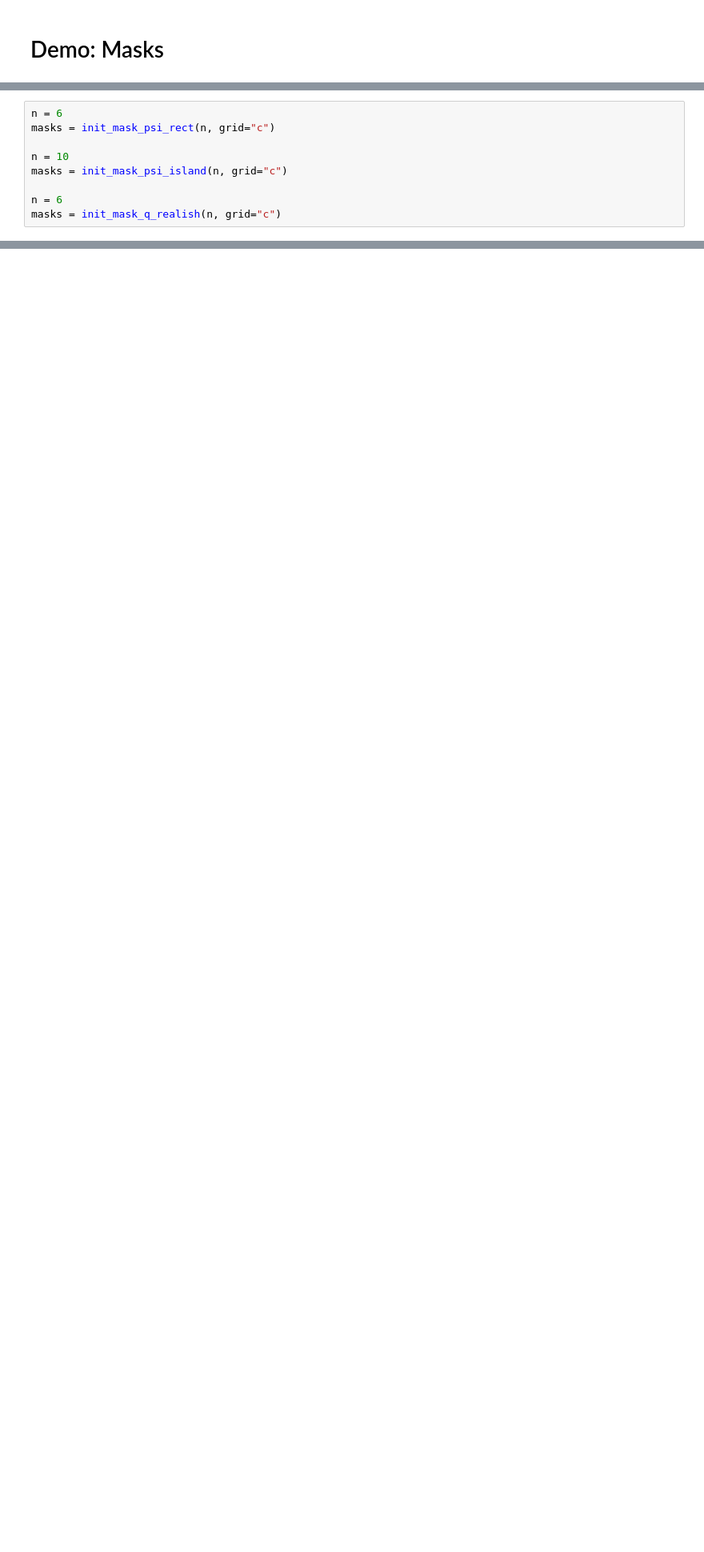
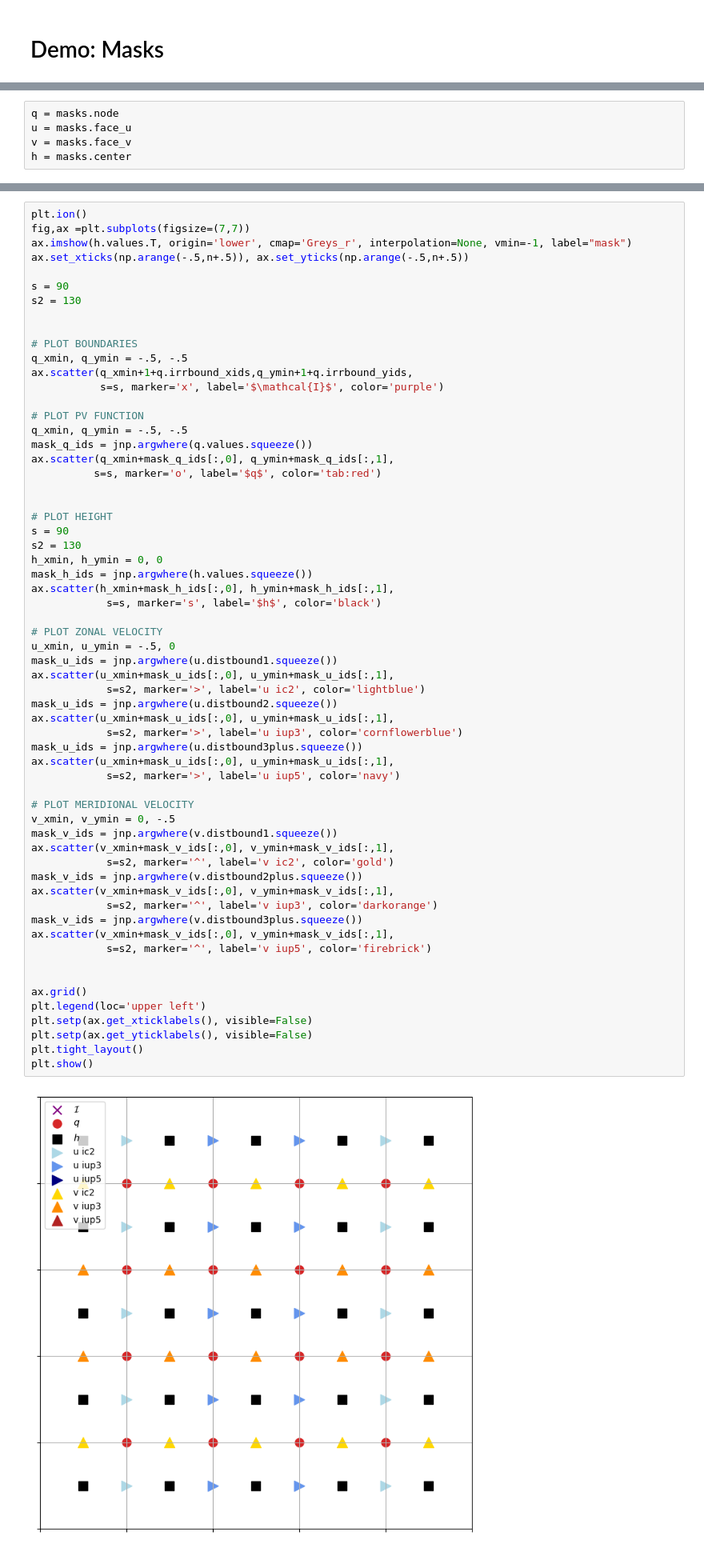
Before and after one commit to jejjohnson/finitevolX, a Jupyter notebook: notebooks/demo_masks.ipynb, the cells around one changed output, grey strips where cells are left out. Shown at 80% size. Cells and saved outputs as stored; diff of their text form; blank space fills up the shorter version.

```diff
--- a/notebooks/demo_masks.ipynb
+++ b/notebooks/demo_masks.ipynb
@@ -139,9 +153,0 @@ plt.show()
-# %%
-n = 6
-masks = init_mask_psi_rect(n, grid="c")
-
-n = 10
-masks = init_mask_psi_island(n, grid="c")
-
-n = 6
-masks = init_mask_q_realish(n, grid="c")
@@ -210,0 +188,5 @@ plt.show()
+# %%
+q = masks.node
+u = masks.face_u
+v = masks.face_v
+h = masks.center
@@ -210,0 +201,63 @@ plt.show()
+# %%
+plt.ion()
+fig,ax =plt.subplots(figsize=(7,7))
+ax.imshow(h.values.T, origin='lower', cmap='Greys_r', interpolation=None, vmin=-1, label="mask")
+ax.set_xticks(np.arange(-.5,n+.5)), ax.set_yticks(np.arange(-.5,n+.5))
+
+s = 90
+s2 = 130
+
+
+# PLOT BOUNDARIES
+q_xmin, q_ymin = -.5, -.5
+ax.scatter(q_xmin+1+q.irrbound_xids,q_ymin+1+q.irrbound_yids,
+           s=s, marker='x', label='$\mathcal{I}$', color='purple')
+
+# PLOT PV FUNCTION
+q_xmin, q_ymin = -.5, -.5
+mask_q_ids = jnp.argwhere(q.values.squeeze())
+ax.scatter(q_xmin+mask_q_ids[:,0], q_ymin+mask_q_ids[:,1],
+          s=s, marker='o', label='$q$', color='tab:red')
+
+
+# PLOT HEIGHT
+s = 90
+s2 = 130
+h_xmin, h_ymin = 0, 0
+mask_h_ids = jnp.argwhere(h.values.squeeze())
+ax.scatter(h_xmin+mask_h_ids[:,0], h_ymin+mask_h_ids[:,1],
+            s=s, marker='s', label='$h$', color='black')
+
+# PLOT ZONAL VELOCITY
+u_xmin, u_ymin = -.5, 0
+mask_u_ids = jnp.argwhere(u.distbound1.squeeze())
+ax.scatter(u_xmin+mask_u_ids[:,0], u_ymin+mask_u_ids[:,1],
+            s=s2, marker='>', label='u ic2', color='lightblue')
+mask_u_ids = jnp.argwhere(u.distbound2.squeeze())
+ax.scatter(u_xmin+mask_u_ids[:,0], u_ymin+mask_u_ids[:,1],
+            s=s2, marker='>', label='u iup3', color='cornflowerblue')
+mask_u_ids = jnp.argwhere(u.distbound3plus.squeeze())
+ax.scatter(u_xmin+mask_u_ids[:,0], u_ymin+mask_u_ids[:,1],
+            s=s2, marker='>', label='u iup5', color='navy')
+
+# PLOT MERIDIONAL VELOCITY
+v_xmin, v_ymin = 0, -.5
+mask_v_ids = jnp.argwhere(v.distbound1.squeeze())
+ax.scatter(v_xmin+mask_v_ids[:,0], v_ymin+mask_v_ids[:,1],
+            s=s2, marker='^', label='v ic2', color='gold')
+mask_v_ids = jnp.argwhere(v.distbound2plus.squeeze())
+ax.scatter(v_xmin+mask_v_ids[:,0], v_ymin+mask_v_ids[:,1],
+            s=s2, marker='^', label='v iup3', color='darkorange')
+mask_v_ids = jnp.argwhere(v.distbound3plus.squeeze())
+ax.scatter(v_xmin+mask_v_ids[:,0], v_ymin+mask_v_ids[:,1],
+            s=s2, marker='^', label='v iup5', color='firebrick')
+
+
+ax.grid()
+plt.legend(loc='upper left')
+plt.setp(ax.get_xticklabels(), visible=False)
+plt.setp(ax.get_yticklabels(), visible=False)
+plt.tight_layout()
+plt.show()
+# %% [output]
+[figure, added]
```
Also changed, not shown: parts of 14 cells of this notebook, 3 other files.
